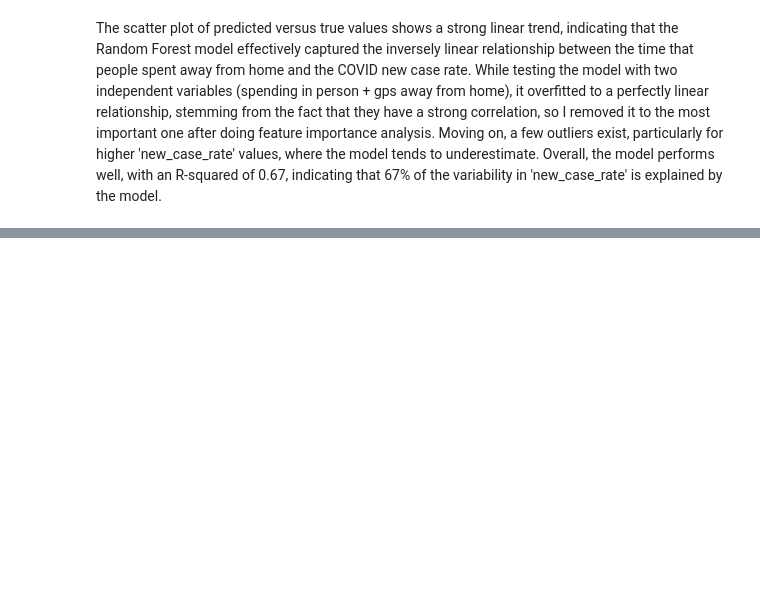
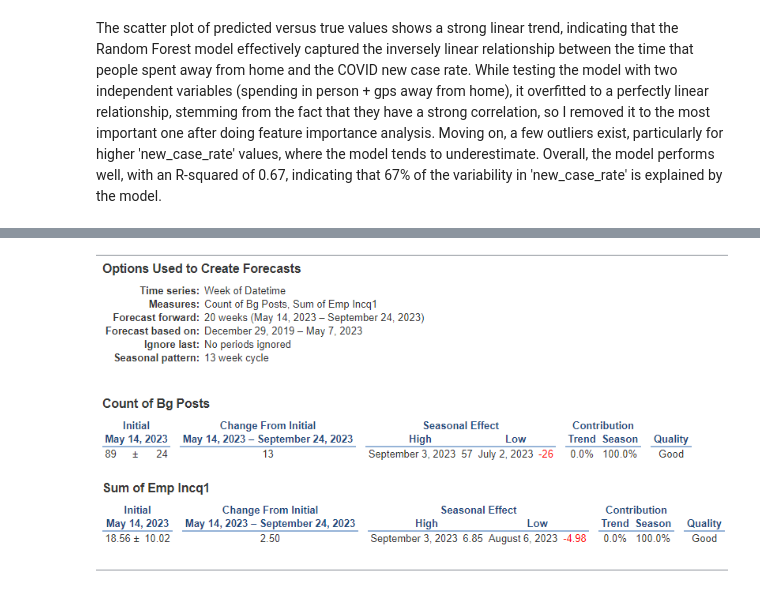
Before and after one commit to shimmy2468/CIS3330-Final-Project, a Jupyter notebook: Final_Clean_Report.ipynb, the cells around one changed output, grey strips where cells are left out. Cells and saved outputs as stored; diff of their text form; code cells hidden in the pictures; blank space fills up the shorter version.

```diff
--- a/Final_Clean_Report.ipynb
+++ b/Final_Clean_Report.ipynb
@@ -180,0 +190,5 @@ The scatter plot of predicted versus true values shows a strong linear trend, in
+# %%
+img = Image.open('summary.png')
+display(img)
+# %% [output]
+[figure, added]
```
Also changed, not shown: parts of 6 cells of this notebook, 3 other files.
